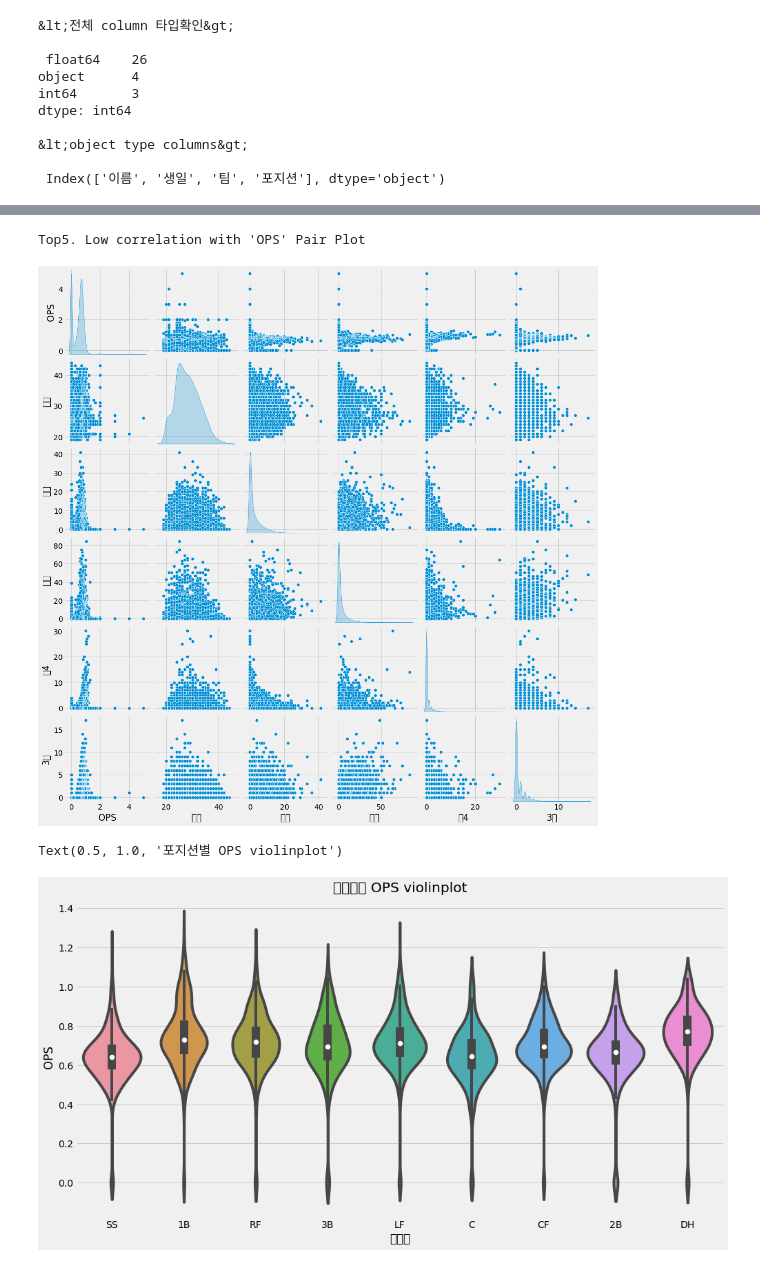
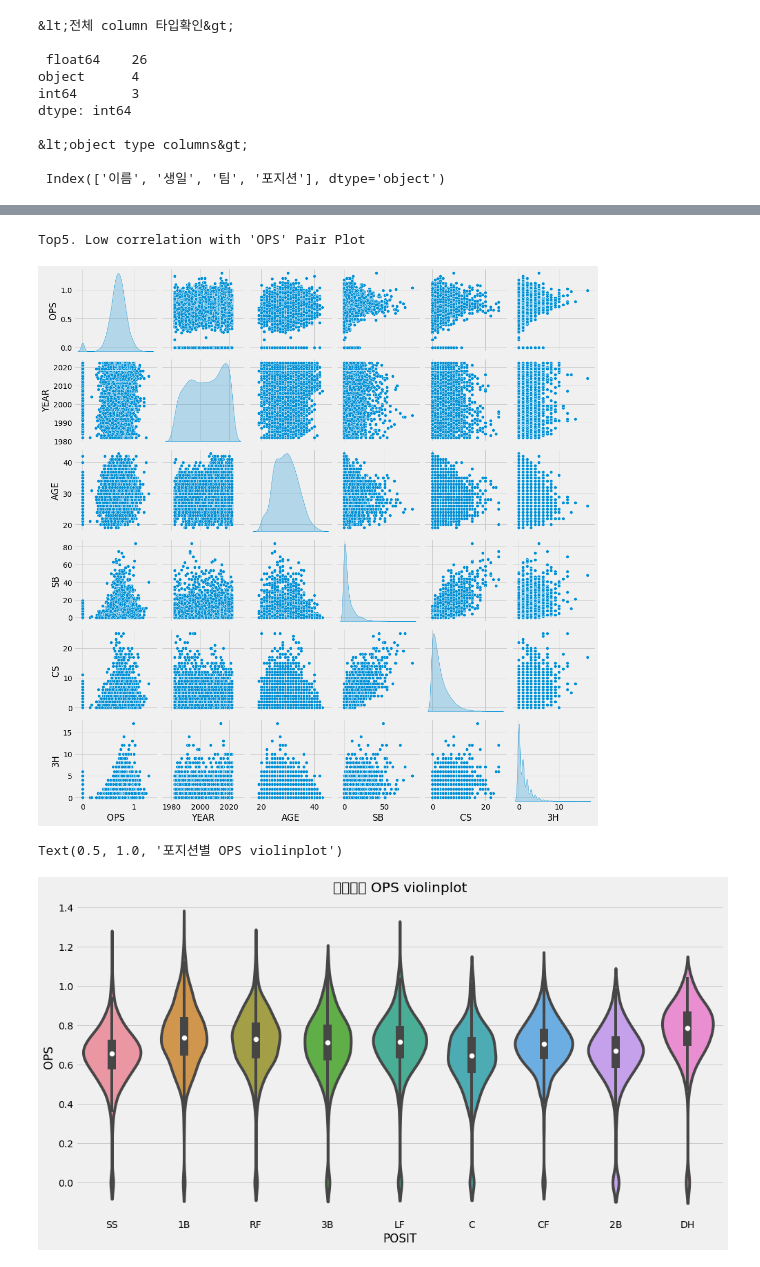
Before and after one commit to gmb408/OSSP-KBO-prediction, a Jupyter notebook: Visualization.ipynb, the cells around one changed output, grey strips where cells are left out. Cells and saved outputs as stored; diff of their text form; code cells hidden in the pictures.

```diff
--- a/Visualization.ipynb
+++ b/Visualization.ipynb
@@ -28,7 +3,3 @@ fc-cache: succeeded
-# %%
-# matplotlib 한글 출력 가능하도록 만들기
-import matplotlib.pyplot as plt
-plt.rc('font', family='NanumBarunGothic')
 # %%
 # 데이터 분석 모듈
 import pandas as pd
@@ -54,6 +25,13 @@ dtype: int64
 &lt;object type columns&gt;
 
  Index(['이름', '생일', '팀', '포지션'], dtype='object')
+# %%
+new = ['ID','NAME','BDAY','TEAM','YEAR','POSIT','AGE','G','PA','AB','RUN','H','2H','3H','HR','BASE','RBI','SB','CS','BB','HB','IBB','K','DP'\
+       ,'SH','SF','AVG','OBP','SLG','OPS','wOBA','wRC+','WAR+']
+i = 0
+for col_name in result.columns:
+   result.rename(columns = {col_name : new[i]}, inplace = True)
+   i = i+1
 # %%
 # Find correlations with the target and sort
 correlations = result.corr()['OPS'].sort_values()
@@ -119,15 +97,15 @@ sns.pairplot(low_corr,diag_kind='kde')
 plt.show()
 # %% [output]
 Top5. Low correlation with 'OPS' Pair Plot
-[figure, old version]
+[figure, new version]
 # %%
 # dtype이 object인 것과 OPS 추출
 result_obj=result.loc[:,list(result.columns[result.dtypes=='object'])+['OPS']]
 # %%
 # 포지션별 OPS violinplot 그려보기
 plt.figure(figsize=(15,8))
-sns.violinplot(x='포지션',y='OPS',data=result_obj)
+sns.violinplot(x='POSIT',y='OPS',data=result_obj)
 plt.title("포지션별 OPS violinplot")
 # %% [output]
 Text(0.5, 1.0, '포지션별 OPS violinplot')
-[figure, old version]
+[figure, new version]
```
Also changed, not shown: parts of 10 cells of this notebook.
